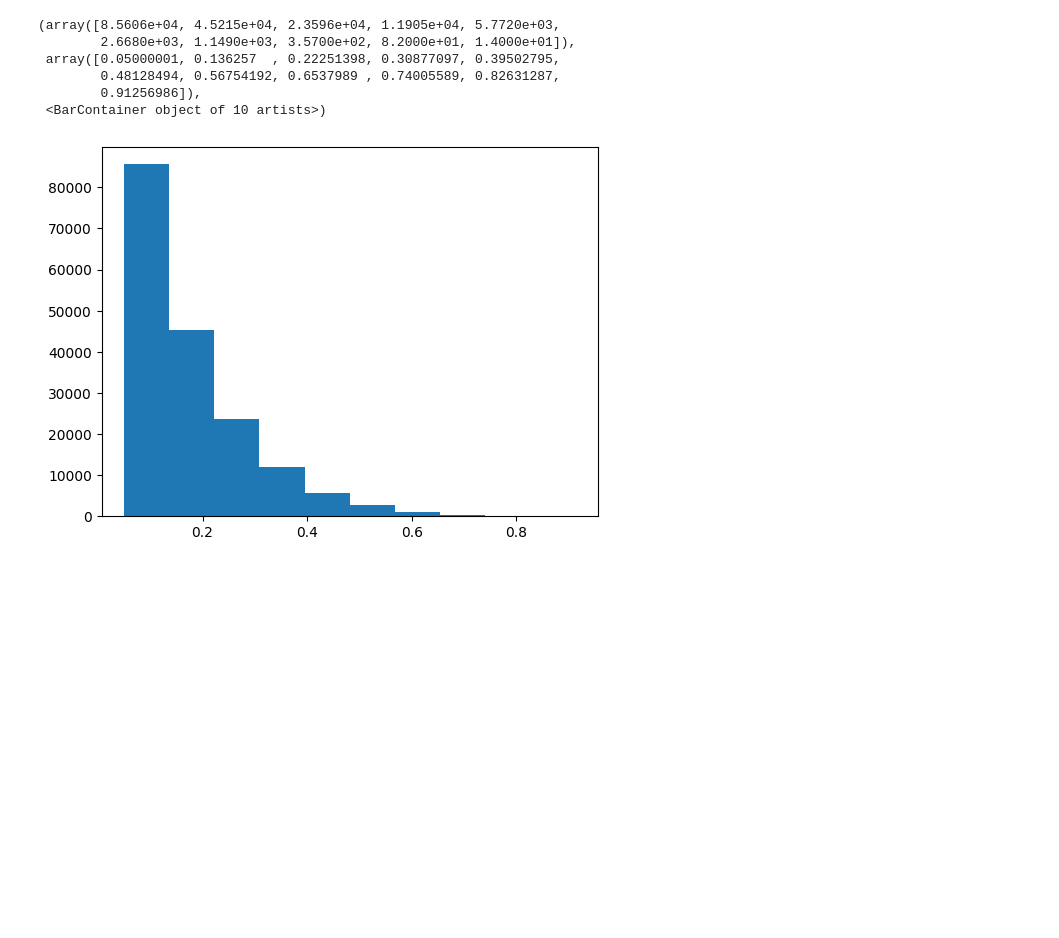
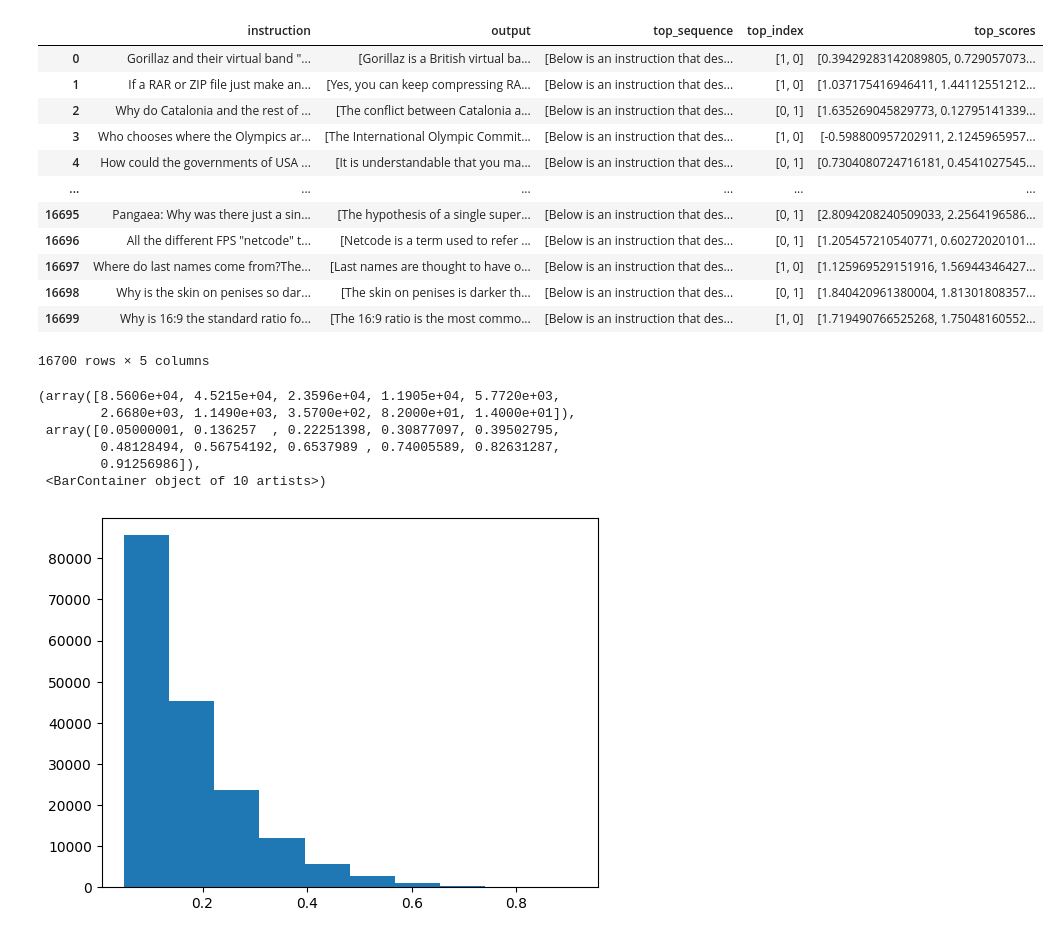
Before and after one commit to PrasannS/tfr-decoding, a Jupyter notebook: process_rawdata.ipynb, the cells around one changed output. Saved outputs shown, nothing was run; the diff lists cells and outputs as text; code cells hidden in the pictures; blank space fills up the shorter version.

```diff
--- a/process_rawdata.ipynb
+++ b/process_rawdata.ipynb
@@ -5,0 +8,5 @@ from itertools import combinations
+# %%
+dfs = []
+for dir in listdir("alpaca_farm/bon_outs/"):
+    if 'eli' in dir:
+        dfs.append(pd.read_json("alpaca_farm/bon_outs/"+dir, orient='records'))
@@ -6,3 +15,19 @@ from itertools import combinations
+# %%
+alldfs
+# %% [output]
+|  | instruction | output | top_sequence | top_index | top_scores |
+| 0 | Gorillaz and their virtual band "... | [Gorillaz is a British virtual ba... | [Below is an instruction that des... | [1, 0] | [0.39429283142089805, 0.729057073... |
+| 1 | If a RAR or ZIP file just make an... | [Yes, you can keep compressing RA... | [Below is an instruction that des... | [1, 0] | [1.037175416946411, 1.44112551212... |
+| 2 | Why do Catalonia and the rest of ... | [The conflict between Catalonia a... | [Below is an instruction that des... | [0, 1] | [1.635269045829773, 0.12795141339... |
+| 3 | Who chooses where the Olympics ar... | [The International Olympic Commit... | [Below is an instruction that des... | [1, 0] | [-0.598800957202911, 2.1245965957... |
+| 4 | How could the governments of USA ... | [It is understandable that you ma... | [Below is an instruction that des... | [0, 1] | [0.7304080724716181, 0.4541027545... |
+| ... | ... | ... | ... | ... | ... |
+| 16695 | Pangaea: Why was there just a sin... | [The hypothesis of a single super... | [Below is an instruction that des... | [0, 1] | [2.8094208240509033, 2.2564196586... |
+| 16696 | All the different FPS "netcode" t... | [Netcode is a term used to refer ... | [Below is an instruction that des... | [0, 1] | [1.205457210540771, 0.60272020101... |
+| 16697 | Where do last names come from?The... | [Last names are thought to have o... | [Below is an instruction that des... | [1, 0] | [1.125969529151916, 1.56944346427... |
+| 16698 | Why is the skin on penises so dar... | [The skin on penises is darker th... | [Below is an instruction that des... | [0, 1] | [1.840420961380004, 1.81301808357... |
+| 16699 | Why is 16:9 the standard ratio fo... | [The 16:9 ratio is the most commo... | [Below is an instruction that des... | [1, 0] | [1.719490766525268, 1.75048160552... |
+16700 rows × 5 columns
 # %%
 p = pd.read_json("pftrain2.jsonl", orient='records', lines=True)
 # %%
```
Also changed, not shown: parts of 16 cells of this notebook, 6 other files.
